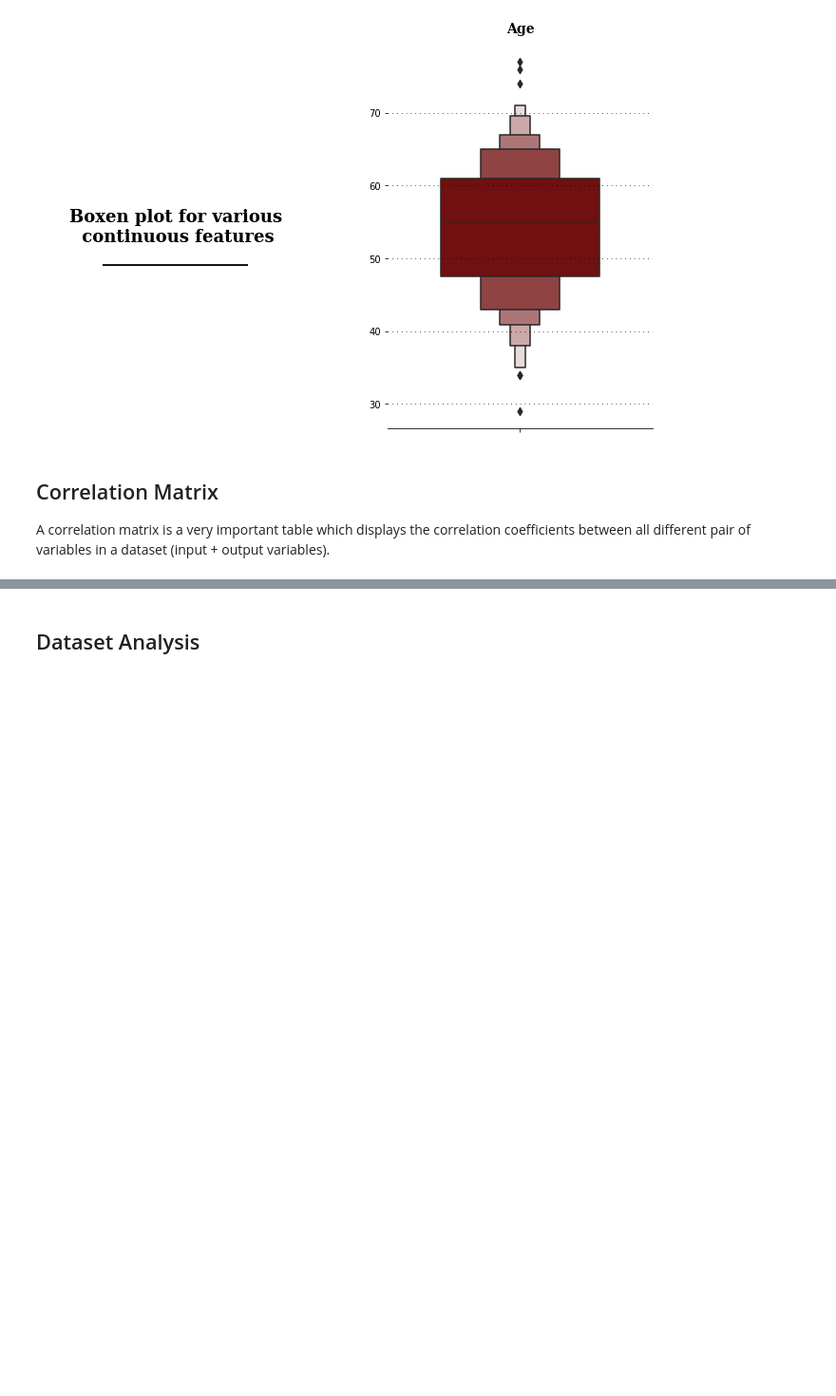
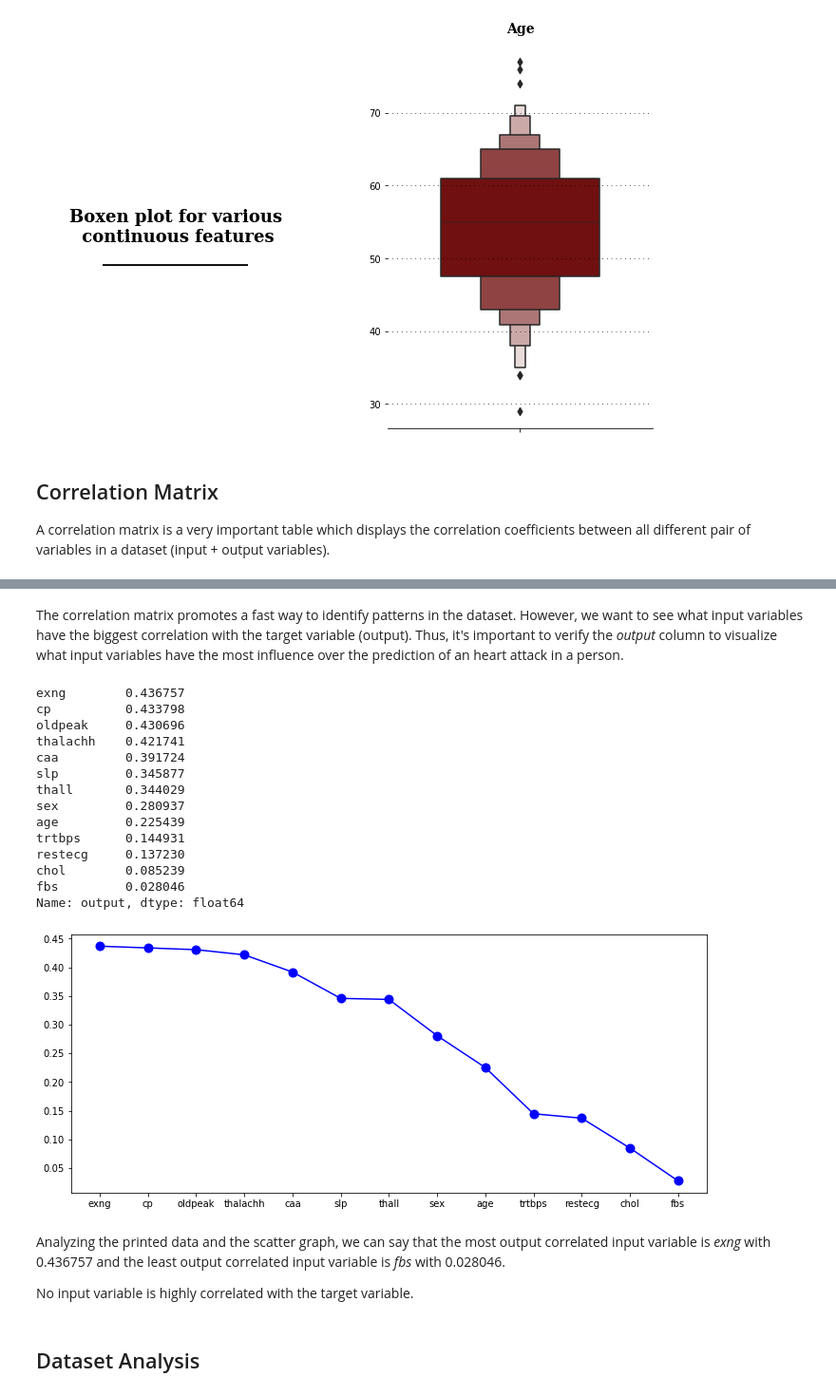
Before and after one commit to joaoreis16/heart_attack_prediction, a Jupyter notebook: code/main.ipynb, the cells around one changed output, grey strips where cells are left out. Shown: that part at 95% size. Cells and saved outputs as stored; diff of their text form; code cells hidden in the pictures; blank space fills up the shorter version.

```diff
--- a/code/main.ipynb
+++ b/code/main.ipynb
@@ -189,3 +185,34 @@ sns.heatmap(correlation, fmt='.3f', annot=True, cmap="Reds", square=True, ax=ax)
+# %% [markdown]
+The correlation matrix promotes a fast way to identify patterns in the dataset. However, we want to see what input variables have the biggest correlation with the target variable (output). Thus, it's important to verify the *output* column to visualize what input variables have the most influence over the prediction of an heart attack in a person.
+# %%
+# Dataframe with the correlation between output and input variables and plot figure
+output_correlation = abs(correlation["output"]).sort_values(ascending=False)[1:]
+print(output_correlation)
+
+plt.figure(figsize=(12,5))
+plt.plot(output_correlation.index, output_correlation, color="blue")
+plt.scatter(output_correlation.index, output_correlation, color="blue", lw=4)
+plt.show()
+# %% [output]
+exng        0.436757
+cp          0.433798
+oldpeak     0.430696
+thalachh    0.421741
+caa         0.391724
+slp         0.345877
+thall       0.344029
+sex         0.280937
+age         0.225439
+trtbps      0.144931
+restecg     0.137230
+chol        0.085239
+fbs         0.028046
+Name: output, dtype: float64
+[figure, added]
+# %% [markdown]
+Analyzing the printed data and the scatter graph, we can say that the most output correlated input variable is *exng* with 0.436757 and the least output correlated input variable is *fbs* with 0.028046.
+
+No input variable is highly correlated with the target variable.
 # %% [markdown]
 
 ## Dataset Analysis
```
Also changed, not shown: parts of 2 cells of this notebook.
